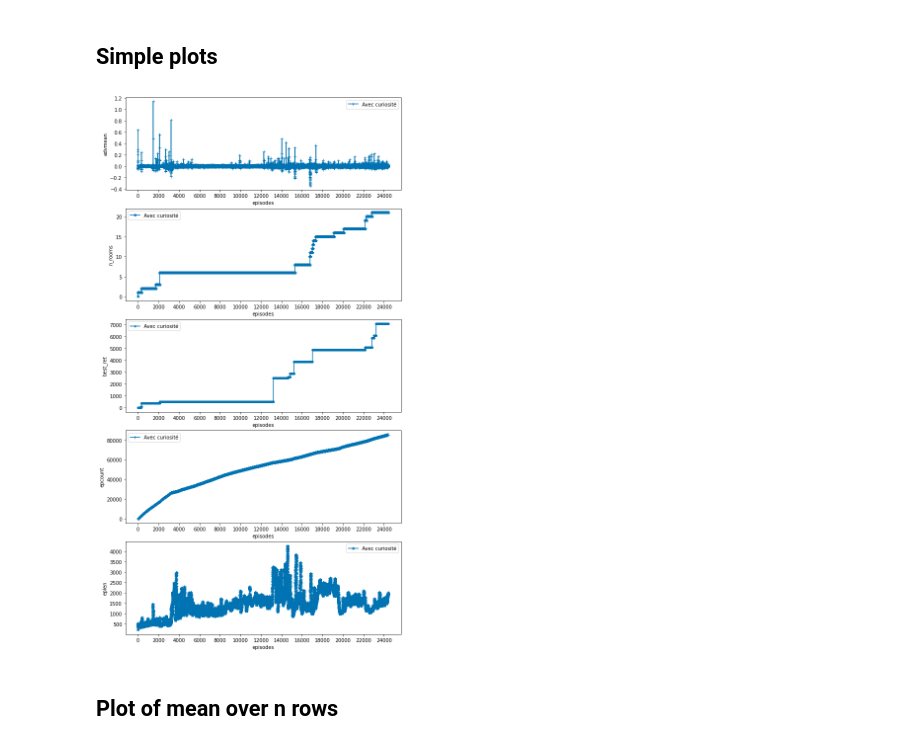
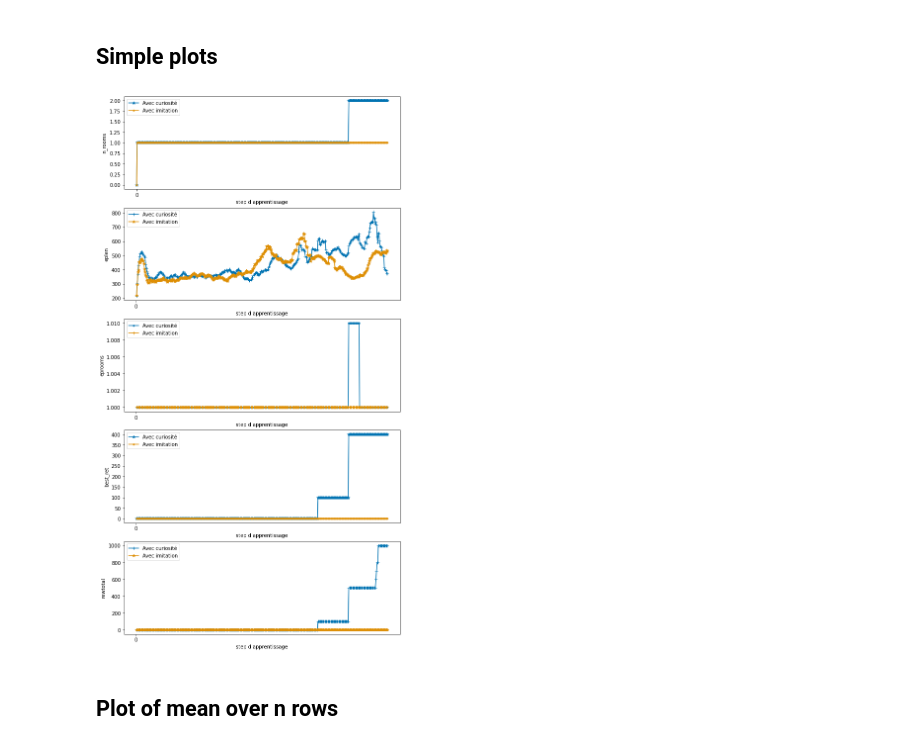
Before and after one commit to fserret/Projet_INF8225, a Jupyter notebook: graphicmaker/GraphicMaker.ipynb, the cells around one changed output. Cells and saved outputs as stored; diff of their text form; code cells hidden in the pictures.

Commit message:
last version of graphic maker code + add imitation progress log

```diff
--- a/graphicmaker/GraphicMaker.ipynb
+++ b/graphicmaker/GraphicMaker.ipynb
@@ -4,6 +4,7 @@
 import pandas
 # %%
 data_curiosity = pandas.read_csv("progress.csv")
+data_imitation = pandas.read_csv("imitation_progress.csv")
 # %%
 print(data_curiosity)
 # %% [output]
@@ -59,29 +85,31 @@ model_names = []
 datas.append(data_curiosity)
 model_names.append("Avec curiosité")
 
+datas.append(data_imitation)
+model_names.append("Avec imitation")
 #here we can add other models to compare
 
-relevant_columns = ["advmean", "n_rooms", "best_ret", "epcount", "eplen"] #here we can add other column names to compare
+relevant_columns = ["n_rooms", "eplen", "eprooms", "best_ret", "rewtotal"] #here we can add other column names to compare
 # %%
-y_max = 0
+y_min = float("inf")
 for data in datas:
-  y_max = max(y_max, len(data.index))
+  y_min = min(y_min, len(data.index))
 
 fig, axs = plt.subplots(len(relevant_columns), 1, figsize=(10,len(relevant_columns)*4))
 
 for i in range(len(relevant_columns)):
-  axs[i].set_xlabel("episodes")
-  axs[i].set_xticks(np.arange(0, y_max, 2000))
+  axs[i].set_xlabel("step d'apprentissage")
+  axs[i].set_xticks(np.arange(0, y_min, 2000))
   axs[i].set_ylabel(relevant_columns[i])
   j=0
   for data in datas:
-    axs[i].plot(data[relevant_columns[i]], color=colors[j], marker=next(marker), label=model_names[j])
+    axs[i].plot(data[relevant_columns[i]].head(y_min), color=colors[j], marker=next(marker), label=model_names[j])
     j+=1
   axs[i].legend()
 
-#fig.savefig('figure.pdf')
+fig.savefig('curiosity_imitation.pdf')
 # %% [output]
-[figure, old version]
+[figure, new version]
 # %% [markdown]
 ## Plot of mean over n rows
 # %%
```
Also changed, not shown: parts of 9 cells of this notebook, 1 other file.
